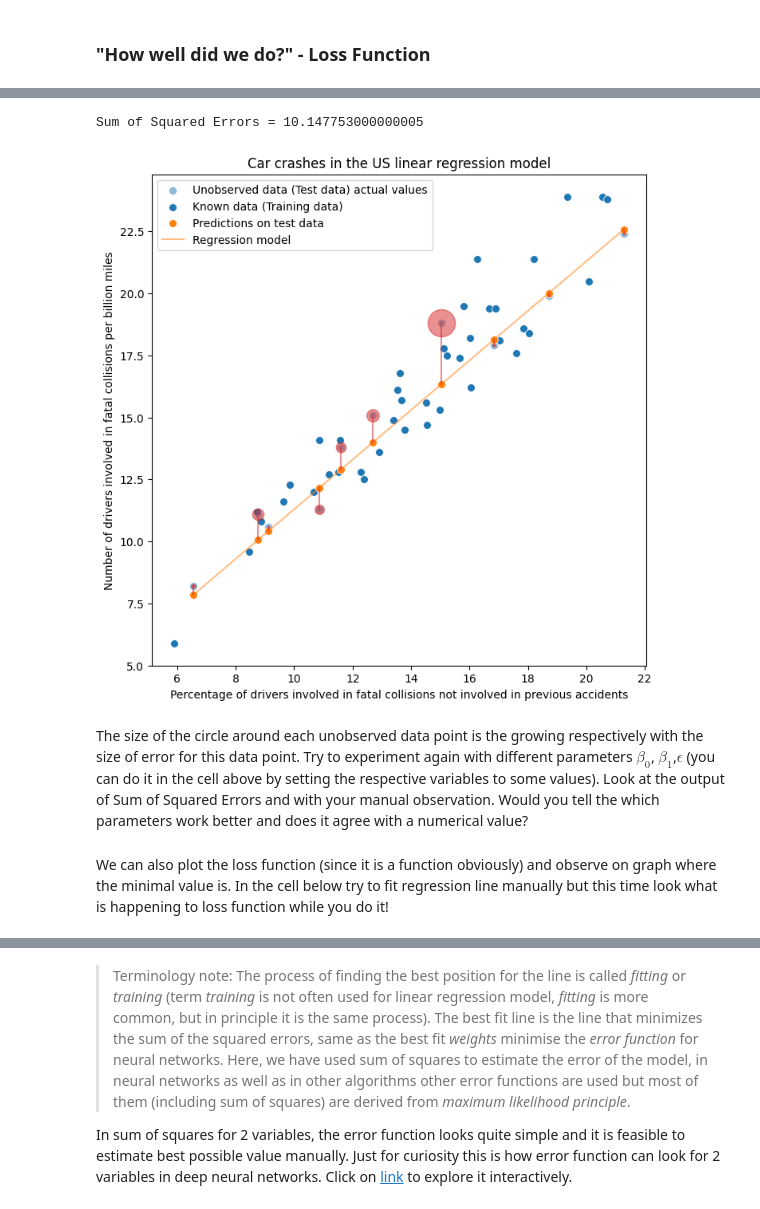
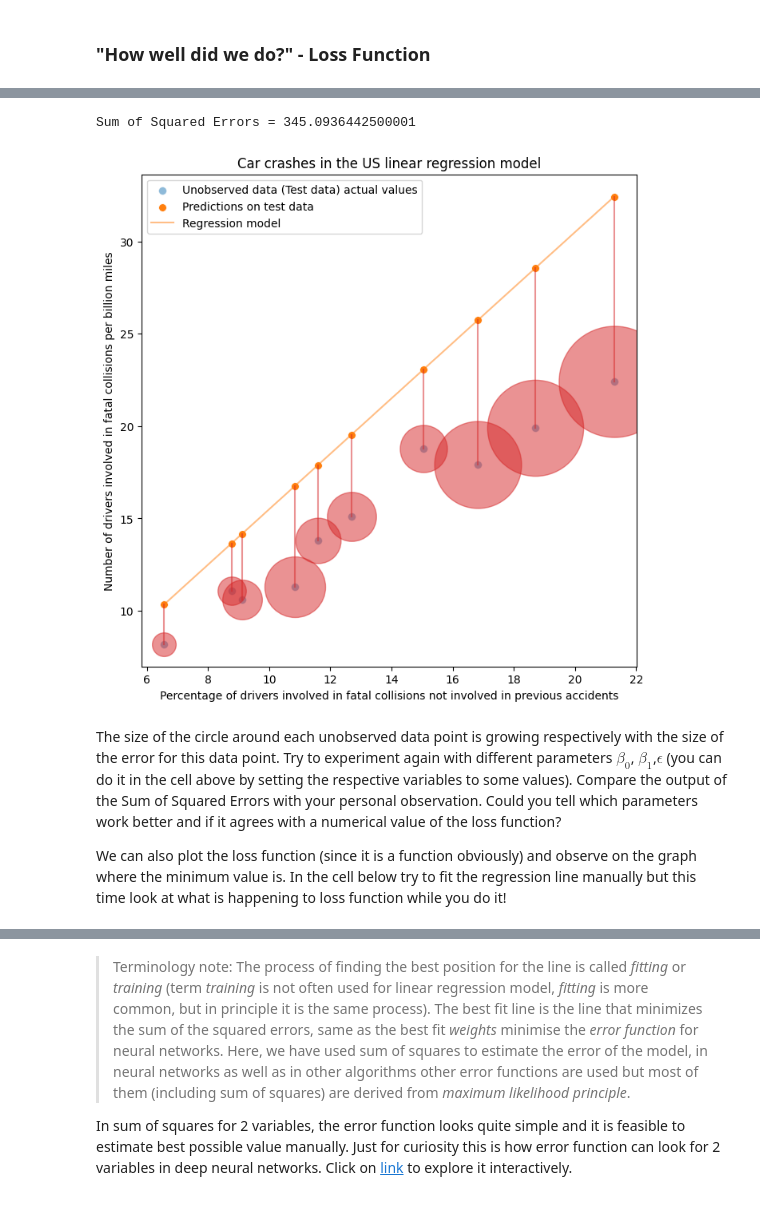
Before and after one commit to IMCF-Biocev/NNBA-2023, a Jupyter notebook: lecture.ipynb, the cells around one changed output, grey strips where cells are left out. Saved outputs shown, nothing was run; the diff lists cells and outputs as text; code cells hidden in the pictures.

```diff
--- a/lecture.ipynb
+++ b/lecture.ipynb
@@ -178,51 +179,50 @@ In below cell set the best obtain values of $\beta_0$, $\beta_1$ and $\epsilon$
 # %%
-# set beta_1 and epsilon
-beta_0 = 0.9
-beta_1 = 1
-epsilon = 0.4
+# Set beta_1 and epsilon
+beta_0 = 0.3
+beta_1 = 1.5
+epsilon = 0.2
 # %%
-# set the figure size
+# Set the figure size
 plt.figure(figsize=(8, 8))
 
 beta_0 = float(beta_0)
 beta_1 = float(beta_1)
 epsilon = float(epsilon)
 
-# define the regression line
+# Define the regression line
 xs = test['no_previous']
 
-# make predictions on the test set
+# Make predictions on the test set
 predictions = beta_0 + beta_1 * xs + epsilon
 
-# plot the test data, predictions and regression line
+# Plot the test data, predictions and regression line
 sns.scatterplot(x='no_previous', y='total', data=test, s=50, color='tab:blue', alpha=0.5, label='Unobserved data (Test data) actual values')
-sns.scatterplot(x=train['no_previous'], y=train['total'], s=50, label='Known data (Training data)')
 sns.scatterplot(x=test['no_previous'], y=predictions, s=50, color='tab:orange', label='Predictions on test data')
 sns.lineplot(x=xs, y=predictions, color='tab:orange', label='Regression model', alpha=0.5)
 
-# plot error
+# Plot error
 for i in range(len(test)):
     plt.plot([test['no_previous'].iloc[i], test['no_previous'].iloc[i]], [test['total'].iloc[i], predictions.iloc[i]], color='tab:red', alpha=0.5)
     # Plot size of error as a circle
     plt.scatter(test['no_previous'].iloc[i], test['total'].iloc[i], s=(test['total'].iloc[i] - predictions.iloc[i])**2 * 100, color='tab:red', alpha=0.5)
 
 
-# print Sum of Squared Errors formula and value
+# Print Sum of Squared Errors formula and value
 print('Sum of Squared Errors =', np.sum((test['total'] - predictions) ** 2))
 
-# add axis labels and title
+# Add axis labels and title
 plt.xlabel('Percentage of drivers involved in fatal collisions not involved in previous accidents')
 plt.ylabel('Number of drivers involved in fatal collisions per billion miles')
 plt.title('Car crashes in the US linear regression model')
 
-# show the plot
+# Show the plot
 plt.show()
 # %% [output]
-Sum of Squared Errors = 10.147753000000005
+Sum of Squared Errors = 345.0936442500001
-[figure, old version]
+[figure, new version]
 # %% [markdown]
-The size of the circle around each unobserved data point is the growing respectively with the size of error for this data point. Try to experiment again with different parameters $\beta_{0}$, $\beta_{1}$,$\epsilon$ (you can do it in the cell above by setting the respective variables to some values). Look at the output of Sum of Squared Errors and with your manual observation. Would you tell the which parameters work better and does it agree with a numerical value?
+The size of the circle around each unobserved data point is growing respectively with the size of the error for this data point. Try to experiment again with different parameters $\beta_{0}$, $\beta_{1}$,$\epsilon$ (you can do it in the cell above by setting the respective variables to some values). Compare the output of the Sum of Squared Errors with your personal observation. Could you tell which parameters work better and if it agrees with a numerical value of the loss function?
+
+We can also plot the loss function (since it is a function obviously) and observe on the graph where the minimum value is. In the cell below try to fit the regression line manually but this time look at what is happening to loss function while you do it!
-# %% [markdown]
-We can also plot the loss function (since it is a function obviously) and observe on graph where the minimal value is. In the cell below try to fit regression line manually but this time look what is happening to loss function while you do it!
 # %%
 def calculate_sum_of_squared_errors(targets, predictions):
```
Also changed, not shown: parts of 44 cells of this notebook, 1 other file.
